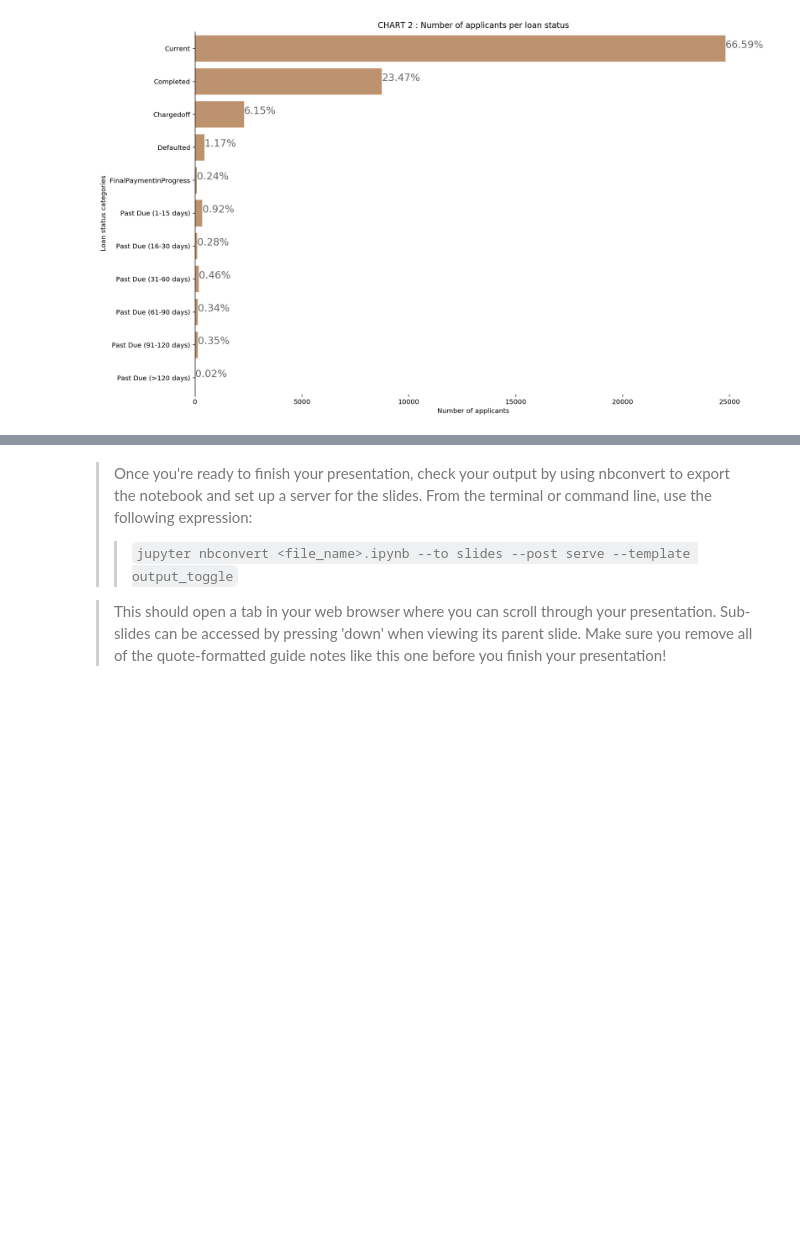
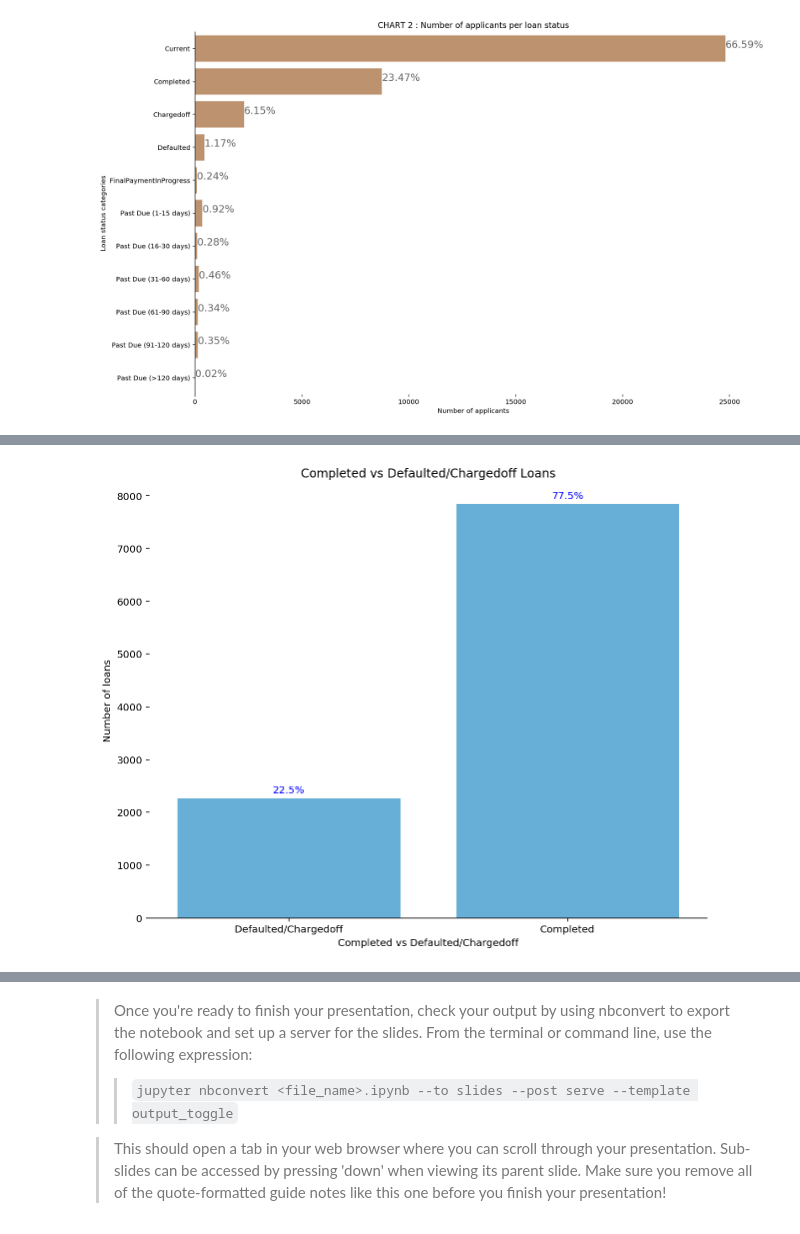
Before and after one commit to lloyddamion/DataVisualisation, a Jupyter notebook: slide_deck_template-checkpoint.ipynb, the cells around one changed output, grey strips where cells are left out. Cells and saved outputs as stored; diff of their text form; code cells hidden in the pictures; blank space fills up the shorter version.

```diff
--- a/slide_deck_template-checkpoint.ipynb
+++ b/slide_deck_template-checkpoint.ipynb
@@ -239,0 +234,6 @@ sb.scatterplot(data = proloan_logit, x = 'BorrowerAPR', y = 'CompCharge')
+# %%
+proloan_nn_t['intercept'] = 1
+proloan_nn_t[['AA','A','B','C','D','E','HR']] = pd.get_dummies(proloan_nn_t['ProsperRating (Alpha)'])
+log_mod = sm.OLS(proloan_nn_t['BorrowerAPR'], proloan_nn_t[['intercept','AA','A','B','C','D','E', 'CreditScoreRangeLower','DebtToIncomeRatio']])
+results = log_mod.fit()
+results.summary()
@@ -239,0 +297,25 @@ sb.scatterplot(data = proloan_logit, x = 'BorrowerAPR', y = 'CompCharge')
+# %%
+proloan_logit = proloan_nn_t.copy()
+proloan_logit = proloan_logit.loc[proloan_logit['CompCharge'].isin([0,1])]
+
+plt.figure(figsize=(10,8))
+base_col = sb.color_palette()[9]
+loanst = sb.countplot(data = proloan_logit, x = 'CompCharge', color = base_col)
+
+n_points = proloan_logit.shape[0]
+rate_count = proloan_logit['CompCharge'].value_counts()
+locs, labels = plt.xticks()
+
+for loc, label in zip (locs, labels):
+    a = label.get_text()
+    count = rate_count[int(float(a))]
+    pct_str = '{:0.1f}%'.format(100*count/n_points)
+    plt.text(loc, count+100, pct_str, ha = 'center', color = 'b')
+
+plt.title('Completed vs Defaulted/Chargedoff Loans');
+plt.ylabel('Number of loans');
+plt.xlabel('Completed vs Defaulted/Chargedoff');
+plt.xticks(np.arange(2),("Defaulted/Chargedoff","Completed"))
+sb.despine(left=True)
+# %% [output]
+[figure, added]
```
Also changed, not shown: parts of 30 cells of this notebook.
